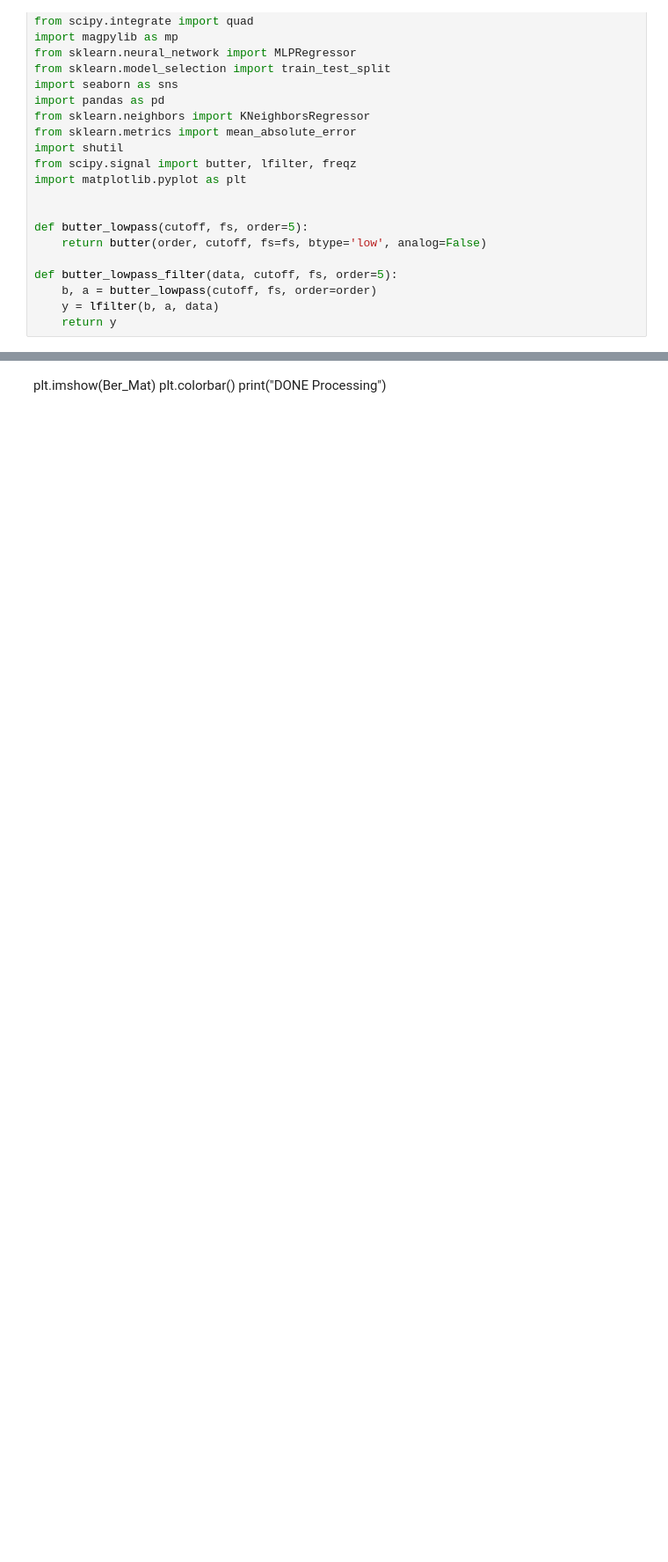
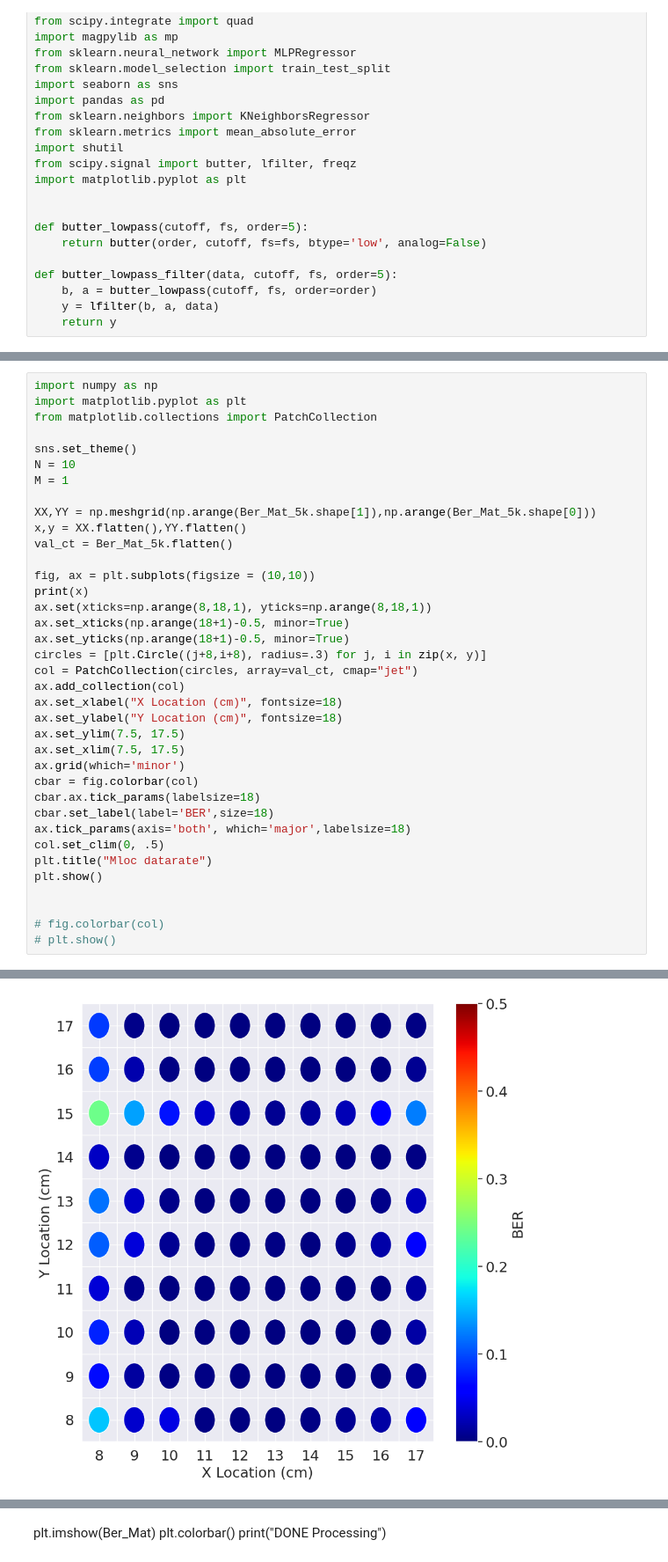
Before and after one commit to ConnectedSystemsLab/NFC, a Jupyter notebook: Communication.ipynb, the cells around one changed output, grey strips where cells are left out. Shown: that part at 88% size. Cells and saved outputs as stored; diff of their text form; blank space fills up the shorter version.

```diff
--- a/Communication.ipynb
+++ b/Communication.ipynb
@@ -184,0 +384,38 @@ DONE Processing
+# %%
+import numpy as np
+import matplotlib.pyplot as plt
+from matplotlib.collections import PatchCollection
+
+sns.set_theme()
+N = 10
+M = 1
+
+XX,YY = np.meshgrid(np.arange(Ber_Mat_5k.shape[1]),np.arange(Ber_Mat_5k.shape[0]))
+x,y = XX.flatten(),YY.flatten()
+val_ct = Ber_Mat_5k.flatten()
+
+fig, ax = plt.subplots(figsize = (10,10))
+print(x)
+ax.set(xticks=np.arange(8,18,1), yticks=np.arange(8,18,1))
+ax.set_xticks(np.arange(18+1)-0.5, minor=True)
+ax.set_yticks(np.arange(18+1)-0.5, minor=True)
+circles = [plt.Circle((j+8,i+8), radius=.3) for j, i in zip(x, y)]
+col = PatchCollection(circles, array=val_ct, cmap="jet")
+ax.add_collection(col)
+ax.set_xlabel("X Location (cm)", fontsize=18)
+ax.set_ylabel("Y Location (cm)", fontsize=18)
+ax.set_ylim(7.5, 17.5)
+ax.set_xlim(7.5, 17.5)
+ax.grid(which='minor')
+cbar = fig.colorbar(col)
+cbar.ax.tick_params(labelsize=18)
+cbar.set_label(label='BER',size=18)
+ax.tick_params(axis='both', which='major',labelsize=18)
+col.set_clim(0, .5)
+plt.title("Mloc datarate")
+plt.show()
+
+
+# fig.colorbar(col)
+# plt.show()
+# %% [output]
@@ -184,0 +425 @@ DONE Processing
+[figure, added]
```
Also changed, not shown: parts of 21 cells of this notebook, 44 other files.
